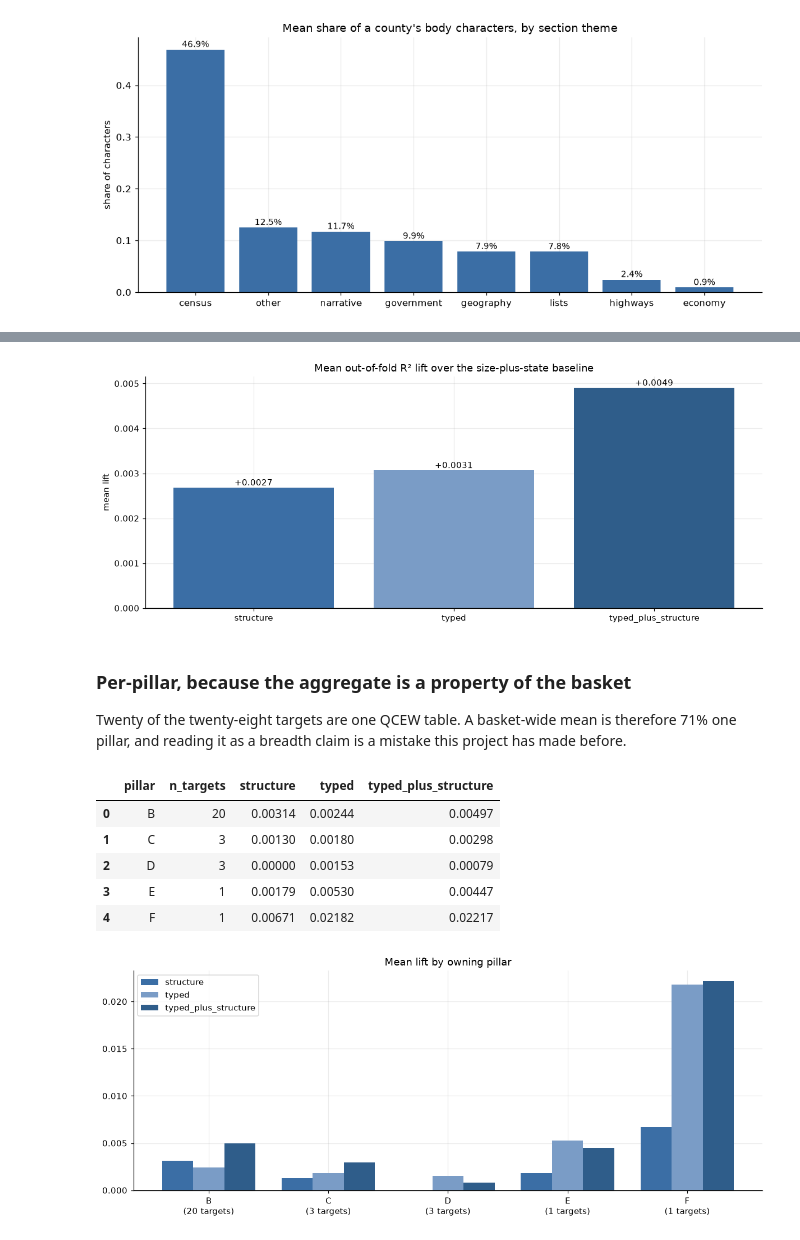
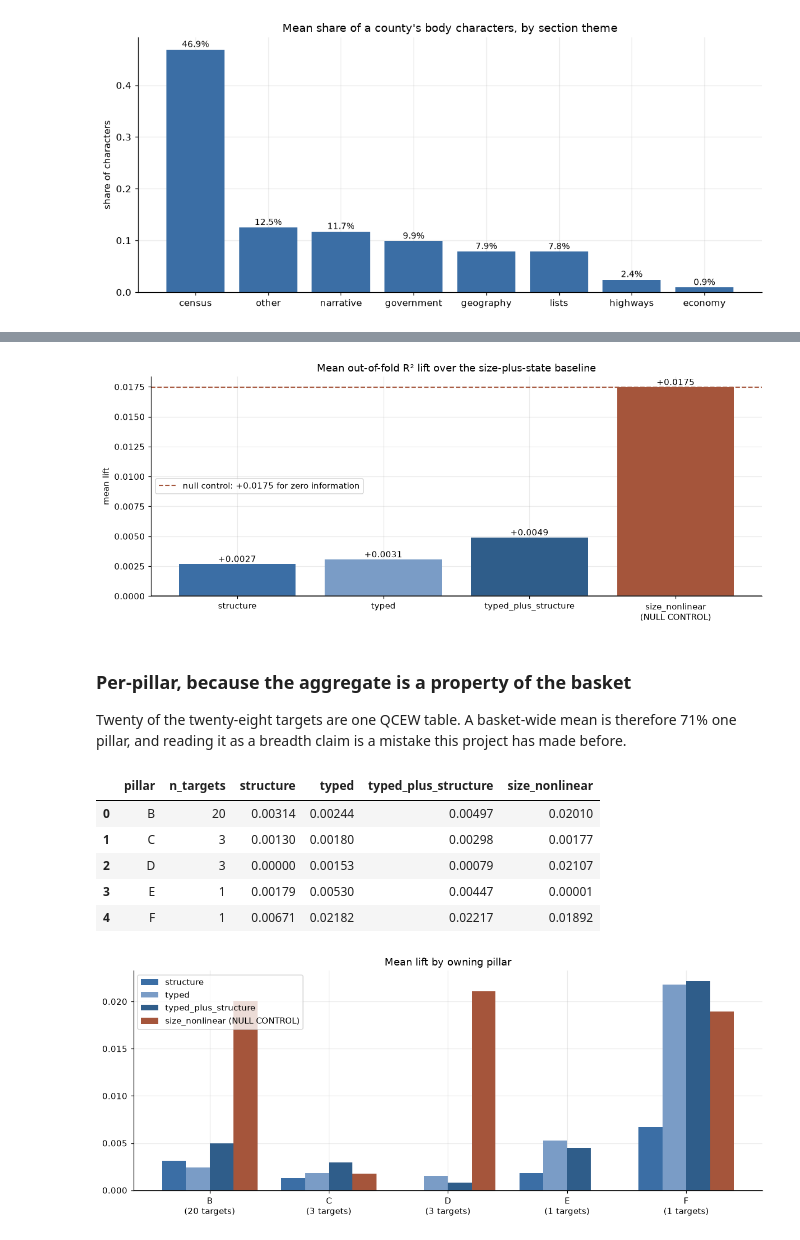
Before and after one commit to Max-Garcia-06/macro_embeddings, a Jupyter notebook: analysis-output/source-a/source_a_structure_round.ipynb, the cells around one changed output, grey strips where cells are left out. Drawn from its saved outputs; the diff is of its cells as text; code cells hidden in the pictures.

```diff
--- a/analysis-output/source-a/source_a_structure_round.ipynb
+++ b/analysis-output/source-a/source_a_structure_round.ipynb
@@ -224,0 +364,21 @@ print(f"{scoring_stats['n_targets']} targets | "
+# %%
+arms = pd.DataFrame(scoring_stats["arms"]).T
+display(arms[["label", "compared_against", "mean_lift", "mean_paired_difference", "n_wins", "wilcoxon_p"]])
+
+null_key = scoring_stats["null_arm_key"]
+null_arm, structure_arm = scoring_stats["arms"][null_key], scoring_stats["arms"]["structure"]
+fusion = scoring_stats["arms"]["typed_plus_structure"]
+
+print(f"{scoring_stats['n_targets']} targets | "
+      f"{scoring_stats['n_structure_features']} structural columns vs "
+      f"{scoring_stats['n_typed_features']} shipped typed columns vs "
+      f"{scoring_stats['n_size_nonlinear_features']} null columns")
+print(f"\nNULL CONTROL '{null_key}' carries zero information the baseline lacks, and scores "
+      f"{null_arm['mean_lift']:+.5f} on {null_arm['n_wins']}/{scoring_stats['n_targets']} targets "
+      f"(p={null_arm['wilcoxon_p']:.2g}).")
+print(f"The structural arm's {structure_arm['mean_lift']:+.5f} is "
+      f"{scoring_stats['structure_lift_in_null_arm_units']:.2f}x that — "
+      f"{1 / scoring_stats['structure_lift_in_null_arm_units']:.1f} times SMALLER than an "
+      f"information-free reshaping of the controls.")
+print("So a positive lift here means 'beyond a LINEAR-in-logs size model'. It does not mean "
+      "'beyond county size'.")
@@ -225,17 +396,25 @@ print(f"{scoring_stats['n_targets']} targets | "
 # %%
 fig, ax = plt.subplots(figsize=(11, 4.5))
 keys = list(scoring_stats["arms"])
 values = [scoring_stats["arms"][k]["mean_lift"] for k in keys]
-ax.bar(keys, values, color=["#3b6ea5", "#7a9cc6", "#2f5d8a"])
+# The null arm is drawn in a different colour, and named as one on the axis, so
+# it cannot be skim-read as a fourth result.
+palette = {"structure": "#3b6ea5", "typed": "#7a9cc6", "typed_plus_structure": "#2f5d8a"}
+ax.bar(keys, values, color=[palette.get(k, "#a5553b") for k in keys])
 ax.axhline(0, color="#333", lw=1)
+ax.axhline(null_arm["mean_lift"], color="#a5553b", lw=1.4, ls="--",
+           label=f"null control: {null_arm['mean_lift']:+.4f} for zero information")
 ax.set_title("Mean out-of-fold R² lift over the size-plus-state baseline")
 ax.set_ylabel("mean lift")
+ax.set_xticks(range(len(keys)))
+ax.set_xticklabels([f"{k}\n(NULL CONTROL)" if k == null_key else k for k in keys])
+ax.legend()
 for x, y in zip(keys, values):
     ax.text(x, y, f"{y:+.4f}", ha="center", va="bottom" if y >= 0 else "top", fontsize=10)
 fig.tight_layout()
 plt.show()
 # %% [output]
-[figure, old version]
+[figure, new version]
 # %% [markdown]
 ### Per-pillar, because the aggregate is a property of the basket
 
@@ -246,10 +425,12 @@ project has made before.
 display(by_pillar.round(5))
 
 fig, ax = plt.subplots(figsize=(11, 4.5))
-width = 0.26
+width = 0.8 / len(keys)
 x = np.arange(len(by_pillar))
-for offset, key, color in zip((-width, 0, width), keys, ("#3b6ea5", "#7a9cc6", "#2f5d8a")):
-    ax.bar(x + offset, by_pillar[key], width, label=key, color=color)
+offsets = (np.arange(len(keys)) - (len(keys) - 1) / 2) * width
+for offset, key in zip(offsets, keys):
+    label = f"{key} (NULL CONTROL)" if key == null_key else key
+    ax.bar(x + offset, by_pillar[key], width, label=label, color=palette.get(key, "#a5553b"))
 ax.set_xticks(x)
 ax.set_xticklabels([f"{p}\n({n} targets)" for p, n in zip(by_pillar["pillar"], by_pillar["n_targets"])])
 ax.axhline(0, color="#333", lw=1)
@@ -258,12 +439,12 @@ ax.legend()
 fig.tight_layout()
 plt.show()
 # %% [output]
-|  | pillar | n_targets | structure | typed | typed_plus_structure |
-| 0 | B | 20 | 0.00314 | 0.00244 | 0.00497 |
-| 1 | C | 3 | 0.00130 | 0.00180 | 0.00298 |
-| 2 | D | 3 | 0.00000 | 0.00153 | 0.00079 |
-| 3 | E | 1 | 0.00179 | 0.00530 | 0.00447 |
-| 4 | F | 1 | 0.00671 | 0.02182 | 0.02217 |
+|  | pillar | n_targets | structure | typed | typed_plus_structure | size_nonlinear |
+| 0 | B | 20 | 0.00314 | 0.00244 | 0.00497 | 0.02010 |
+| 1 | C | 3 | 0.00130 | 0.00180 | 0.00298 | 0.00177 |
+| 2 | D | 3 | 0.00000 | 0.00153 | 0.00079 | 0.02107 |
+| 3 | E | 1 | 0.00179 | 0.00530 | 0.00447 | 0.00001 |
+| 4 | F | 1 | 0.00671 | 0.02182 | 0.02217 | 0.01892 |
-[figure, old version]
+[figure, new version]
 # %%
 best = scores.head(10)[["pillar", "label", "n", "r2_baseline", "lift_structure", "lift_typed",
```
Also changed, not shown: parts of 13 cells of this notebook, 1 other file.
